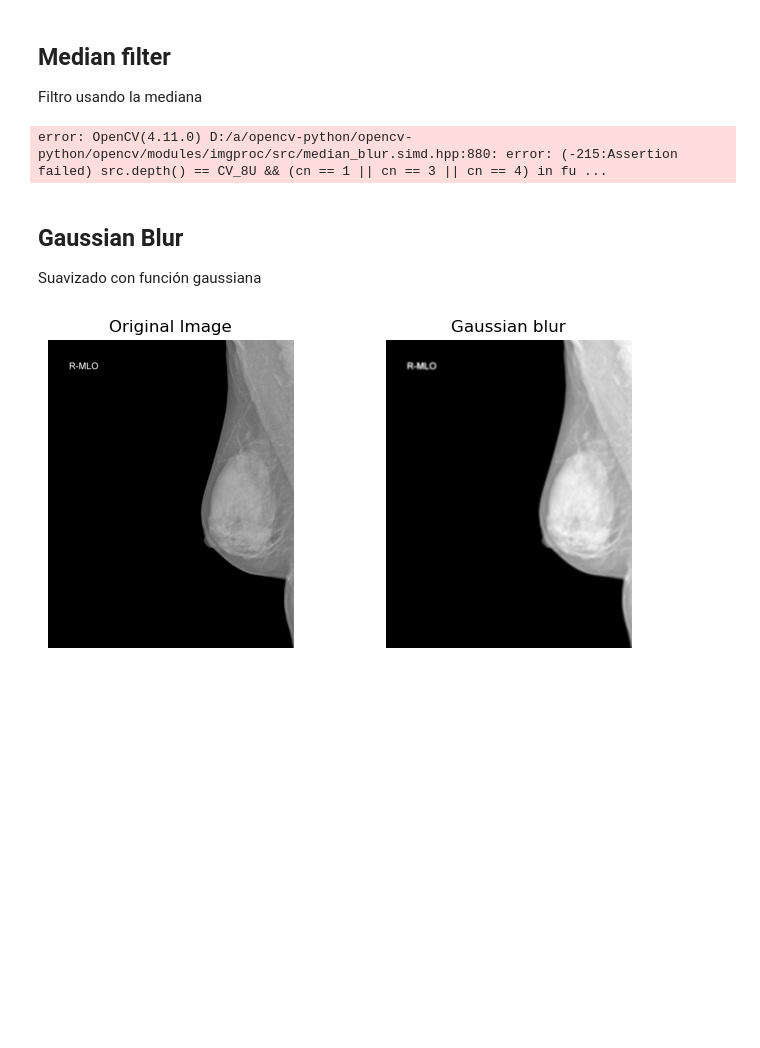
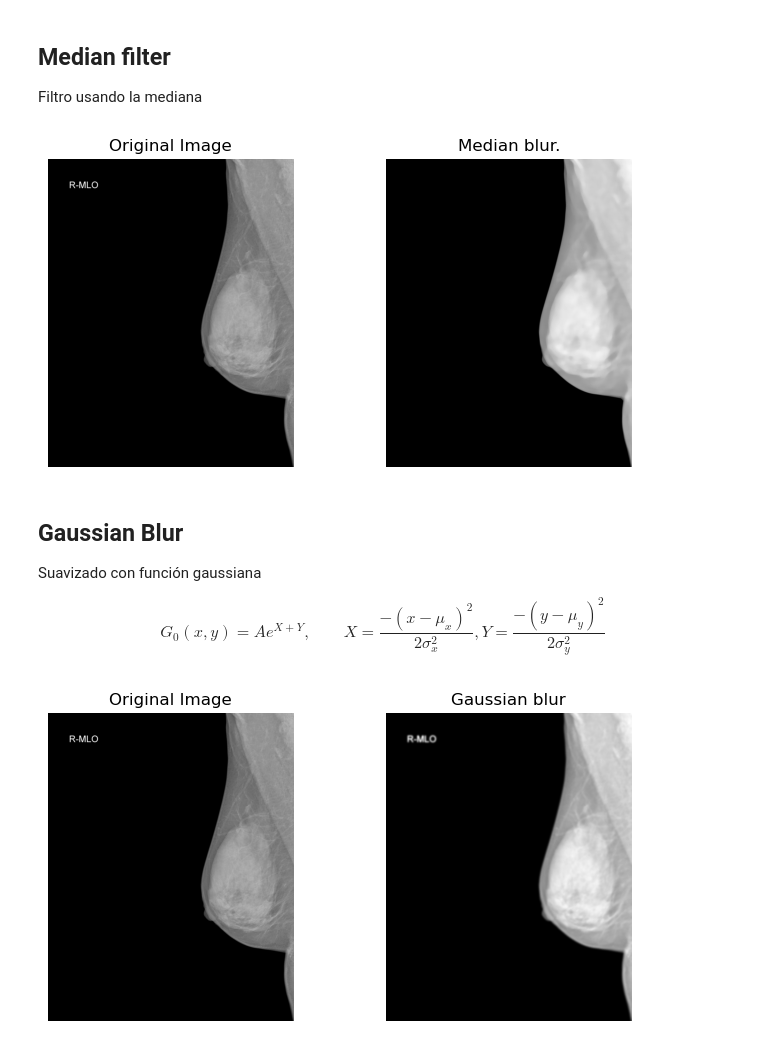
Before and after one commit to jefftorres/med-img, a Jupyter notebook: transforms.ipynb, the cells around one changed output. Saved outputs shown, nothing was run; the diff lists cells and outputs as text; code cells hidden in the pictures; blank space fills up the shorter version.

```diff
--- a/transforms.ipynb
+++ b/transforms.ipynb
@@ -197,14 +197,20 @@ dcm_show_transform([blur], ['Average blur.'])
 
 Filtro usando la mediana
 # %%
-median = cv.medianBlur(img, 55)
+ratio = np.amax(img) / 256
+prep = (img / ratio).astype(np.uint8)
+median = cv.medianBlur(prep, 55)
 
 dcm_show_transform([median], ['Median blur.'])
 # %% [output]
-error: OpenCV(4.11.0) D:/a/opencv-python/opencv-python/opencv/modules/imgproc/src/median_blur.simd.hpp:880: error: (-215:Assertion failed) src.depth() == CV_8U && (cn == 1 || cn == 3 || cn == 4) in fu ...
+[figure, added]
 # %% [markdown]
 ## Gaussian Blur
 
 Suavizado con función gaussiana
+
+$$
+G_0(x,y) = Ae^{X + Y},\qquad X = \frac{-(x-\mu_x)^2}{2\sigma^2_x}, Y = \frac{-(y-\mu_y)^2}{2\sigma^2_y}
+$$
 # %%
 gauss = cv.GaussianBlur(img, (55, 55), 0)
```
Also changed, not shown: parts of 4 cells of this notebook.
